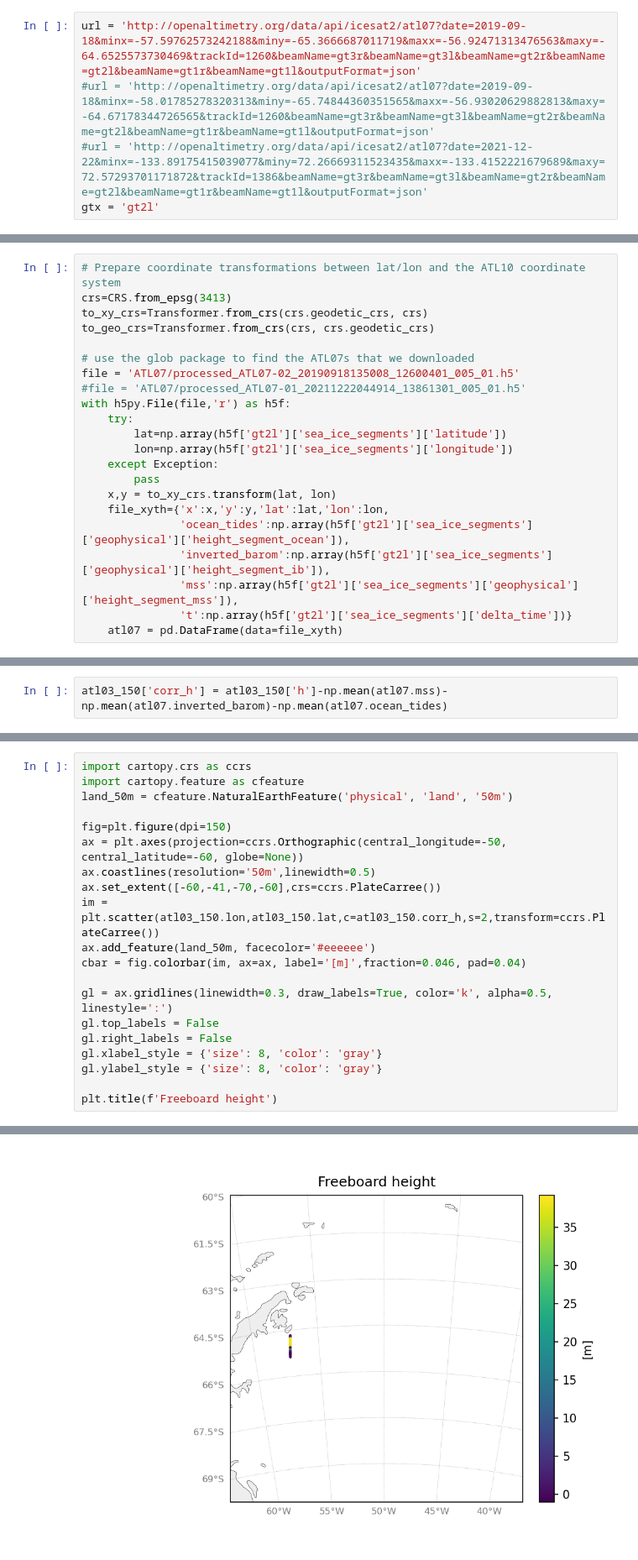
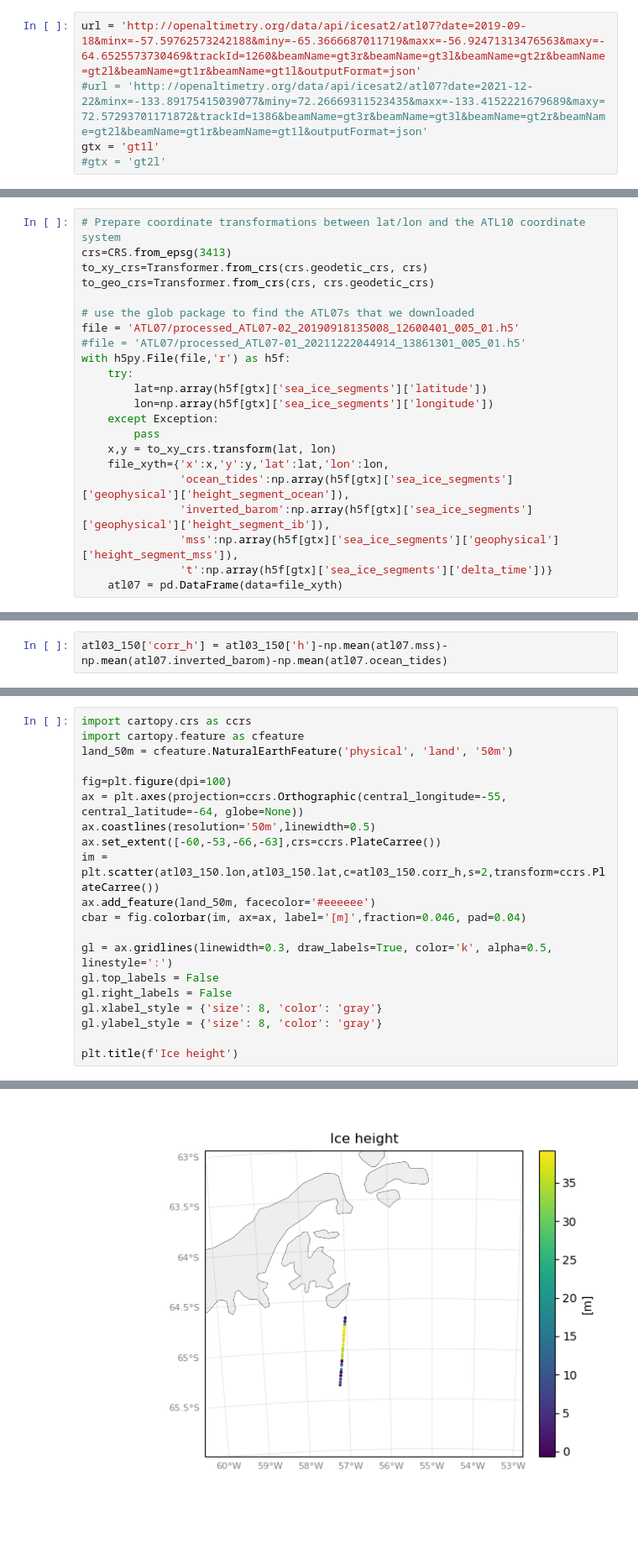
Before and after one commit to ICESAT-2HackWeek/2022Berg, a Jupyter notebook: contributors/isolde/OpenAlt_ATL03.ipynb, the cells around one changed output, grey strips where cells are left out. Shown: that part at 84% size. Cells and saved outputs as stored; diff of their text form; blank space fills up the shorter version.

```diff
--- a/contributors/isolde/OpenAlt_ATL03.ipynb
+++ b/contributors/isolde/OpenAlt_ATL03.ipynb
@@ -7,9 +7,9 @@ Browse OpenAltimetry to an area you are interested in seelct 'ATL07' in the box
 URL and beam you are interested in:
 # %%
 url = 'http://openaltimetry.org/data/api/icesat2/atl07?date=2019-09-18&minx=-57.59762573242188&miny=-65.3666687011719&maxx=-56.92471313476563&maxy=-64.6525573730469&trackId=1260&beamName=gt3r&beamName=gt3l&beamName=gt2r&beamName=gt2l&beamName=gt1r&beamName=gt1l&outputFormat=json'
-#url = 'http://openaltimetry.org/data/api/icesat2/atl07?date=2019-09-18&minx=-58.01785278320313&miny=-65.74844360351565&maxx=-56.93020629882813&maxy=-64.67178344726565&trackId=1260&beamName=gt3r&beamName=gt3l&beamName=gt2r&beamName=gt2l&beamName=gt1r&beamName=gt1l&outputFormat=json'
 #url = 'http://openaltimetry.org/data/api/icesat2/atl07?date=2021-12-22&minx=-133.89175415039077&miny=72.26669311523435&maxx=-133.4152221679689&maxy=72.57293701171872&trackId=1386&beamName=gt3r&beamName=gt3l&beamName=gt2r&beamName=gt2l&beamName=gt1r&beamName=gt1l&outputFormat=json'
-gtx = 'gt2l'
+gtx = 'gt1l'
+#gtx = 'gt2l'
 # %%
 %matplotlib widget
 import os
@@ -86,16 +86,16 @@ file = 'ATL07/processed_ATL07-02_20190918135008_12600401_005_01.h5'
 #file = 'ATL07/processed_ATL07-01_20211222044914_13861301_005_01.h5'
 with h5py.File(file,'r') as h5f:
     try:
-        lat=np.array(h5f['gt2l']['sea_ice_segments']['latitude'])
-        lon=np.array(h5f['gt2l']['sea_ice_segments']['longitude'])
+        lat=np.array(h5f[gtx]['sea_ice_segments']['latitude'])
+        lon=np.array(h5f[gtx]['sea_ice_segments']['longitude'])
     except Exception:
         pass
     x,y = to_xy_crs.transform(lat, lon)
     file_xyth={'x':x,'y':y,'lat':lat,'lon':lon,
-               'ocean_tides':np.array(h5f['gt2l']['sea_ice_segments']['geophysical']['height_segment_ocean']),
-               'inverted_barom':np.array(h5f['gt2l']['sea_ice_segments']['geophysical']['height_segment_ib']),
-               'mss':np.array(h5f['gt2l']['sea_ice_segments']['geophysical']['height_segment_mss']),
-               't':np.array(h5f['gt2l']['sea_ice_segments']['delta_time'])}
+               'ocean_tides':np.array(h5f[gtx]['sea_ice_segments']['geophysical']['height_segment_ocean']),
+               'inverted_barom':np.array(h5f[gtx]['sea_ice_segments']['geophysical']['height_segment_ib']),
+               'mss':np.array(h5f[gtx]['sea_ice_segments']['geophysical']['height_segment_mss']),
+               't':np.array(h5f[gtx]['sea_ice_segments']['delta_time'])}
     atl07 = pd.DataFrame(data=file_xyth)
 # %%
 atl07
@@ -135,10 +133,10 @@ import cartopy.crs as ccrs
 import cartopy.feature as cfeature
 land_50m = cfeature.NaturalEarthFeature('physical', 'land', '50m')
 
-fig=plt.figure(dpi=150)
-ax = plt.axes(projection=ccrs.Orthographic(central_longitude=-50, central_latitude=-60, globe=None))
+fig=plt.figure(dpi=100)
+ax = plt.axes(projection=ccrs.Orthographic(central_longitude=-55, central_latitude=-64, globe=None))
 ax.coastlines(resolution='50m',linewidth=0.5)
-ax.set_extent([-60,-41,-70,-60],crs=ccrs.PlateCarree())
+ax.set_extent([-60,-53,-66,-63],crs=ccrs.PlateCarree())
 im = plt.scatter(atl03_150.lon,atl03_150.lat,c=atl03_150.corr_h,s=2,transform=ccrs.PlateCarree())
 ax.add_feature(land_50m, facecolor='#eeeeee')
 cbar = fig.colorbar(im, ax=ax, label='[m]',fraction=0.046, pad=0.04)
@@ -149,5 +147,5 @@ gl.right_labels = False
 gl.xlabel_style = {'size': 8, 'color': 'gray'}
 gl.ylabel_style = {'size': 8, 'color': 'gray'}
 
-plt.title(f'Freeboard height')
+plt.title(f'Ice height')
 # %% [output]
@@ -155 +153 @@ Text(0.5, 1.0, 'Freeboard height')
-[figure, old version]
+[figure, new version]
```
Also changed, not shown: parts of 6 cells of this notebook.
